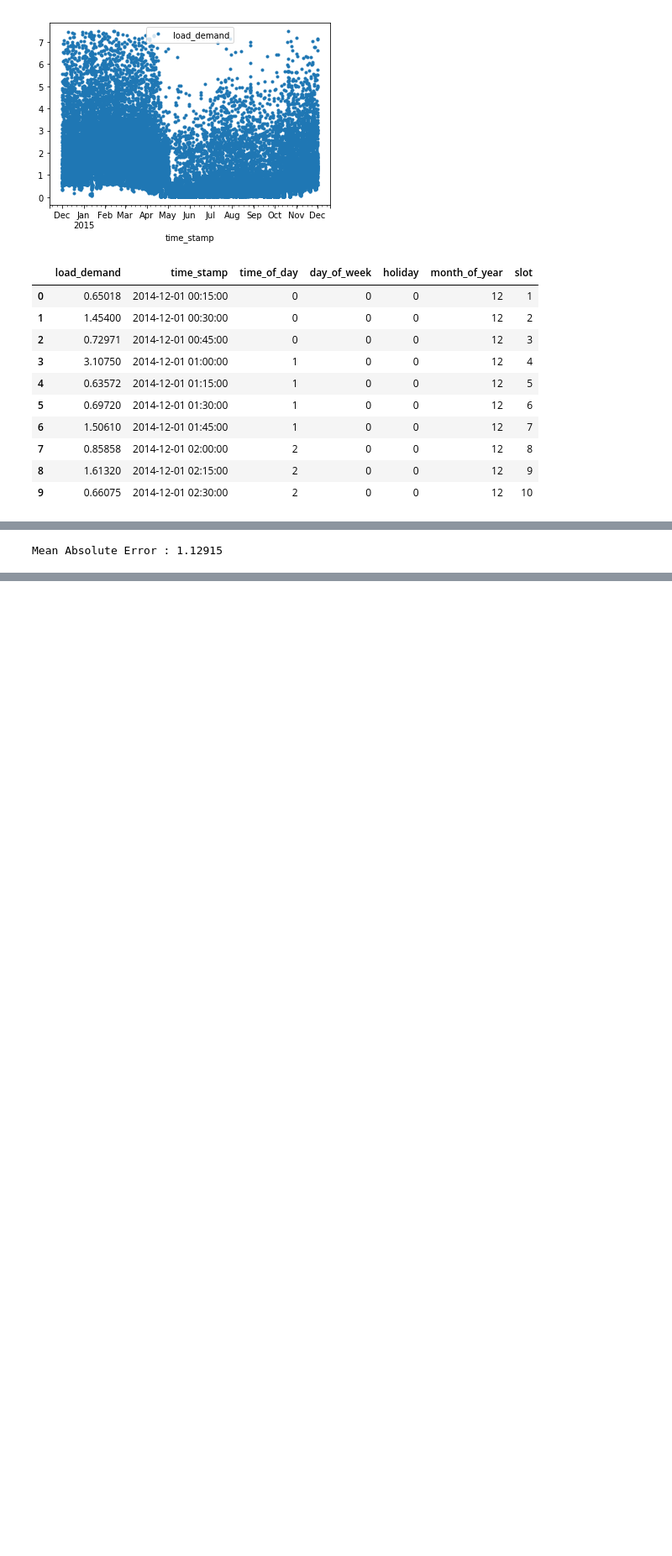
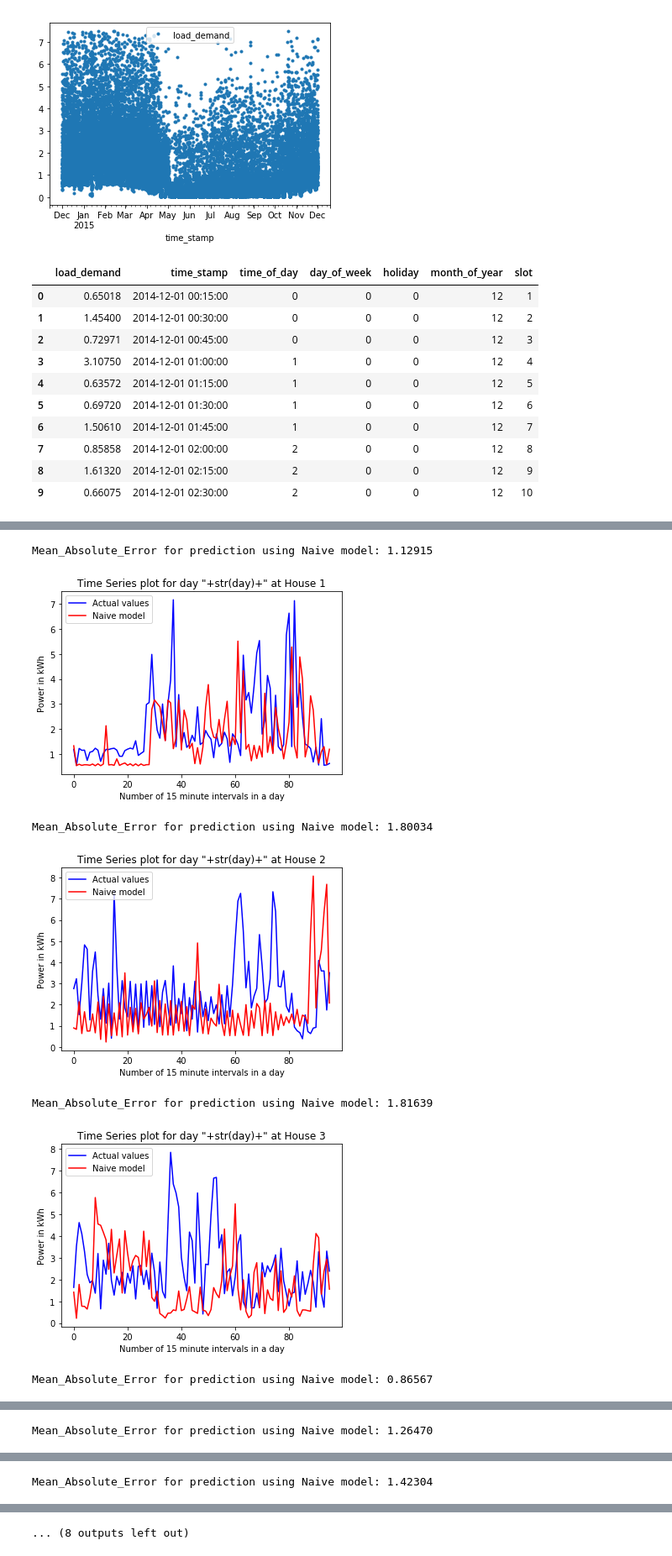
Before and after one commit to jainrish/ams559-smart-energy, a Jupyter notebook: Assignment 1/electricity-demand-prediction.ipynb, the cells around one changed output, grey strips where cells are left out. Shown at 84% size. Cells and saved outputs as stored; diff of their text form; code cells hidden in the pictures; blank space fills up the shorter version.

Commit message:
running for all houses

```diff
--- a/Assignment 1/electricity-demand-prediction.ipynb
+++ b/Assignment 1/electricity-demand-prediction.ipynb
@@ -24,8 +24,5 @@ import os
 print(os.listdir("."))
 # %% [output]
 ['.DS_Store', '.ipynb_checkpoints', 'a.out', 'Assignment-1.pdf', 'ch.cpp', 'electricity-demand-prediction.ipynb', 'input']
-# %%
-in_file_name = "Home1_yr1.csv"
-out_file_name = "home1_out.csv"
 # %%
 column_names = ['load_demand']
@@ -63,4 +63,5 @@ def get_time_stamp(row):
     epochTime+=900
     return pd.to_datetime(epochTime,unit='s')
 
-house_data['time_stamp'] = house_data.apply (lambda row: get_time_stamp(row),axis=1)
+for house_data in all_house_data:
+    house_data['time_stamp'] = house_data.apply (lambda row: get_time_stamp(row),axis=1)
@@ -84,9 +92,9 @@ house_data.plot('time_stamp', 'load_demand', style=".")
 <matplotlib.axes._subplots.AxesSubplot at 0x...>
 [figure]
 # %%
-mean = house_data.loc[house_data['load_demand']<7.5, 'load_demand'].mean()
-house_data["load_demand"] = np.where(house_data["load_demand"] >=7.5, mean, house_data['load_demand'])
-house_data.plot('time_stamp', 'load_demand', style=".")
+mean = all_house_data[0].loc[all_house_data[0]['load_demand']<7.5, 'load_demand'].mean()
+all_house_data[0]["load_demand"] = np.where(all_house_data[0]["load_demand"] >=7.5, mean, all_house_data[0]['load_demand'])
+all_house_data[0].plot('time_stamp', 'load_demand', style=".")
 # %% [output]
 <matplotlib.axes._subplots.AxesSubplot at 0x...>
 [figure]
@@ -139,0 +146,12 @@ house_data.head(10)
+# %%
+from matplotlib.pyplot import figure
+figure(num=None, figsize=(8, 6), dpi=80, facecolor='w', edgecolor='k')
+
+def plotvalues(x, y1, y2, n, model1, model2, day):
+    plt.title('Time Series plot for day "+str(day)+" at House ' + str(n))
+    plt.xlabel('Number of 15 minute intervals in a day')
+    plt.ylabel('Power in kWh')
+    plt.plot(x, y1,'b', label=model1)
+    plt.plot(x, y2,'r', label=model2)
+    plt.legend(loc='upper left')
+    plt.show()
@@ -140,20 +160,27 @@ house_data.head(10)
 # %%
 #Naive model
 
 def Naive_Model(X):
     return X[-96:]
 
 def Mean_Absolute_Error(x, y):
     return sum([abs(x[i] - y[i]) for i in range(len(y))])/(len(y) * 1.0)
 
-day_value = 364
-interval_count = day_value * 96
-column = house_data.columns[0]
-#print(house_data[column].values)
-X_train = house_data[column].values[:interval_count]
-X_test = house_data[column].values[interval_count:interval_count+96]
-y = Naive_Model(X_train)
-#print(X_test, y)
-print("Mean Absolute Error : %.5f" % Mean_Absolute_Error(X_test, y))
+k = 1
+for house_data in all_house_data:
+    column = house_data.columns[0]
+    X_range = np.array([i for i in range(96)])
+    X_train = np.array(house_data[column].values[:interval_count])
+    Y_actual = np.array(house_data[column].values[interval_count:interval_count+96])
+    Y_predicted_naive_model = np.array(Naive_Model(X_train))
+    print("Mean_Absolute_Error for prediction using Naive model: %.5f" % Mean_Absolute_Error(Y_actual, Y_predicted_naive_model))
+    plotvalues(X_range, Y_actual, Y_predicted_naive_model, k, "Actual values", "Naive model", 364)
+    k += 1
 # %% [output]
-Mean Absolute Error : 1.12915
+Mean_Absolute_Error for prediction using Naive model: 1.12915
+[figure, added]
+Mean_Absolute_Error for prediction using Naive model: 1.80034
+[figure, added]
+Mean_Absolute_Error for prediction using Naive model: 1.81639
+[figure, added]
+Mean_Absolute_Error for prediction using Naive model: 0.86567
@@ -159,0 +188 @@ Mean Absolute Error : 1.12915
+Mean_Absolute_Error for prediction using Naive model: 1.26470
@@ -159,0 +190 @@ Mean Absolute Error : 1.12915
+Mean_Absolute_Error for prediction using Naive model: 1.42304
@@ -160 +192,2 @@ Mean Absolute Error : 1.12915
+... (8 outputs left out)
 # %%
```
Also changed, not shown: parts of 20 cells of this notebook.
